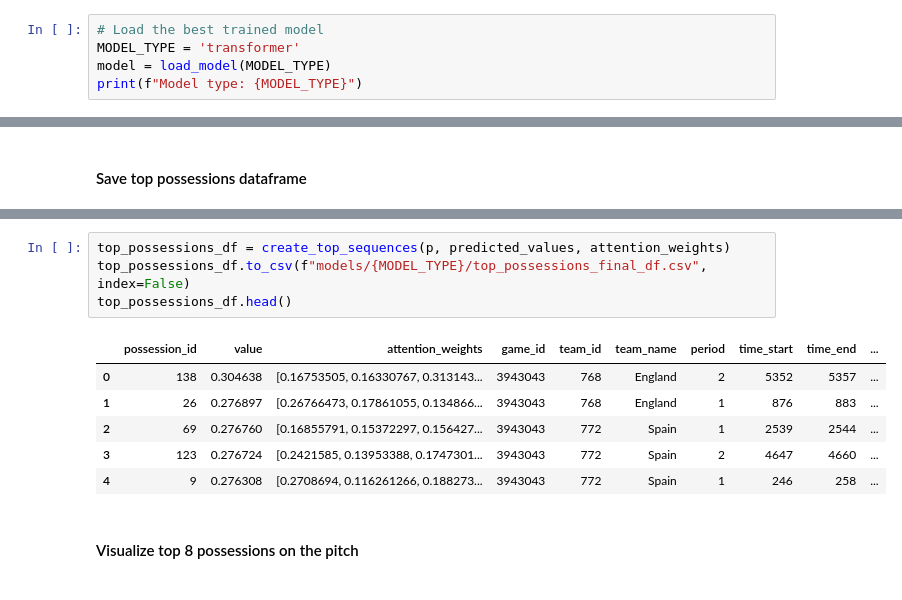
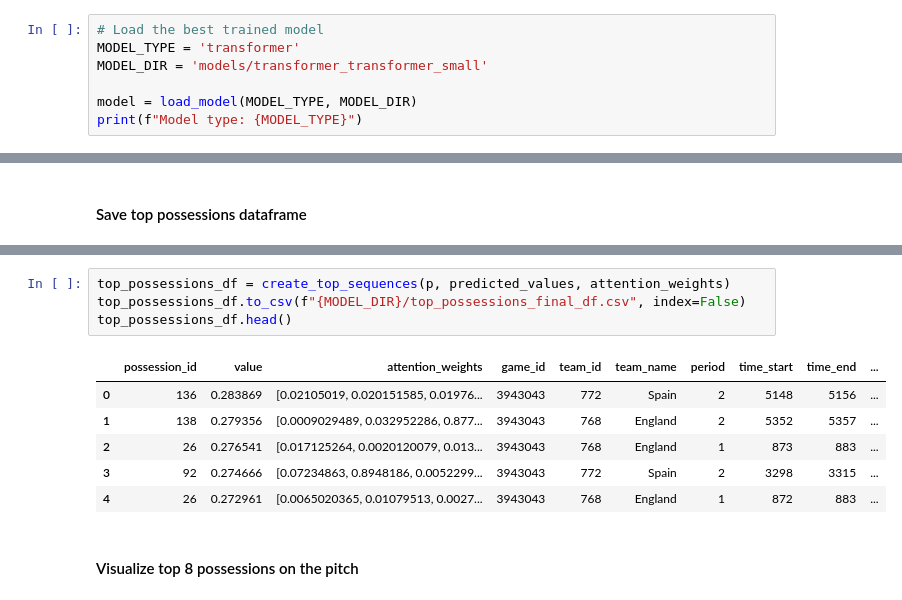
Before and after one commit to tmorcinek/statsbomb-scout, a Jupyter notebook: analysis_final_match.ipynb, the cells around one changed output, grey strips where cells are left out. Saved outputs shown, nothing was run; the diff lists cells and outputs as text.

```diff
--- a/analysis_final_match.ipynb
+++ b/analysis_final_match.ipynb
@@ -36,7 +36,9 @@ Loaded match: Spain 2 : 1 England (Final) [14.07.2024] with 3312 events
 # %%
 # Load the best trained model
 MODEL_TYPE = 'transformer'
-model = load_model(MODEL_TYPE)
+MODEL_DIR = 'models/transformer_transformer_small'
+
+model = load_model(MODEL_TYPE, MODEL_DIR)
 print(f"Model type: {MODEL_TYPE}")
 # %% [output]
 Model type: transformer
@@ -197,14 +203,14 @@ p[2]
 # %%
 top_possessions_df = create_top_sequences(p, predicted_values, attention_weights)
-top_possessions_df.to_csv(f"models/{MODEL_TYPE}/top_possessions_final_df.csv", index=False)
+top_possessions_df.to_csv(f"{MODEL_DIR}/top_possessions_final_df.csv", index=False)
 top_possessions_df.head()
 # %% [output]
 |  | possession_id | value | attention_weights | game_id | team_id | team_name | period | time_start | time_end | ... |
-| 0 | 138 | 0.304638 | [0.16753505, 0.16330767, 0.313143... | 3943043 | 768 | England | 2 | 5352 | 5357 | ... |
-| 1 | 26 | 0.276897 | [0.26766473, 0.17861055, 0.134866... | 3943043 | 768 | England | 1 | 876 | 883 | ... |
-| 2 | 69 | 0.276760 | [0.16855791, 0.15372297, 0.156427... | 3943043 | 772 | Spain | 1 | 2539 | 2544 | ... |
-| 3 | 123 | 0.276724 | [0.2421585, 0.13953388, 0.1747301... | 3943043 | 772 | Spain | 2 | 4647 | 4660 | ... |
-| 4 | 9 | 0.276308 | [0.2708694, 0.116261266, 0.188273... | 3943043 | 772 | Spain | 1 | 246 | 258 | ... |
+| 0 | 136 | 0.283869 | [0.02105019, 0.020151585, 0.01976... | 3943043 | 772 | Spain | 2 | 5148 | 5156 | ... |
+| 1 | 138 | 0.279356 | [0.0009029489, 0.032952286, 0.877... | 3943043 | 768 | England | 2 | 5352 | 5357 | ... |
+| 2 | 26 | 0.276541 | [0.017125264, 0.0020120079, 0.013... | 3943043 | 768 | England | 1 | 873 | 883 | ... |
+| 3 | 92 | 0.274666 | [0.07234863, 0.8948186, 0.0052299... | 3943043 | 772 | Spain | 2 | 3298 | 3315 | ... |
+| 4 | 26 | 0.272961 | [0.0065020365, 0.01079513, 0.0027... | 3943043 | 768 | England | 1 | 872 | 883 | ... |
 # %% [markdown]
 #### Visualize top 8 possessions on the pitch
 # %%
```
Also changed, not shown: parts of 20 cells of this notebook, 2 other files.
